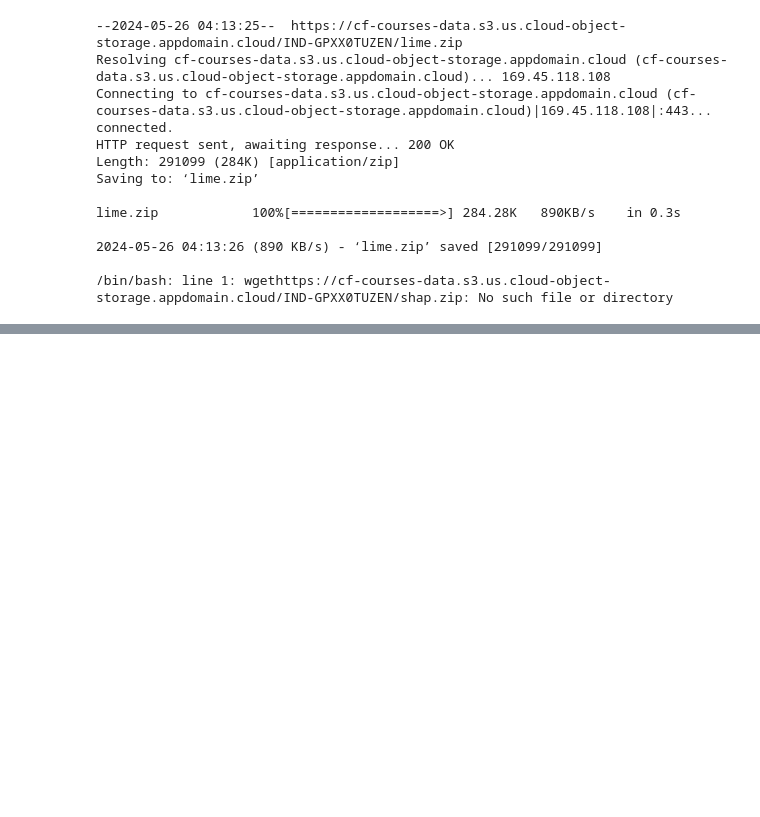
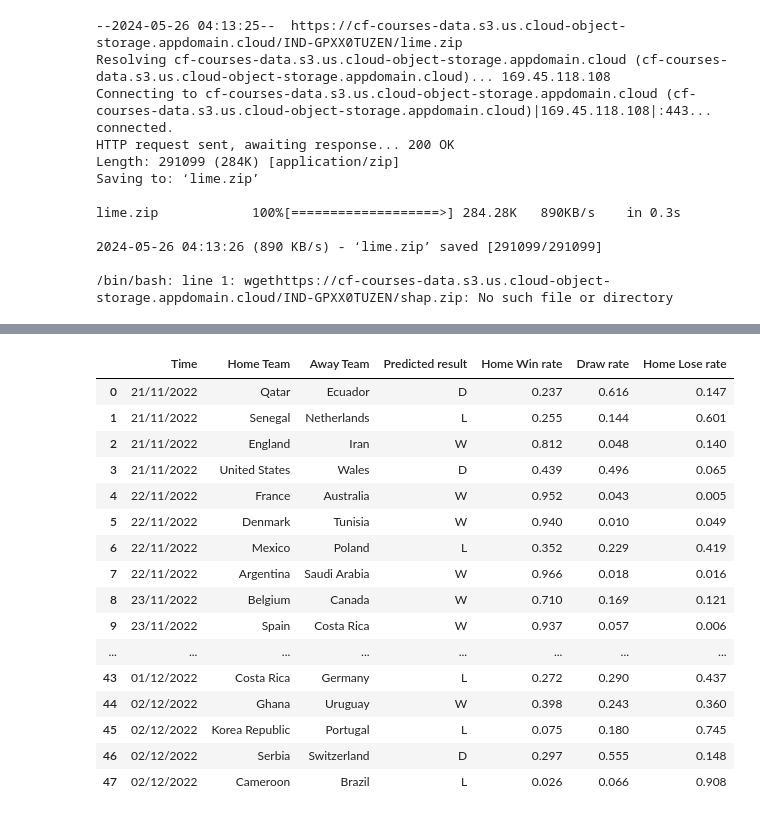
Before and after one commit to Malvape/Prediccion_futbol, a Jupyter notebook: Solucion.ipynb, the cells around one changed output, grey strips where cells are left out. Saved outputs shown, nothing was run; the diff lists cells and outputs as text; code cells hidden in the pictures; blank space fills up the shorter version.

```diff
--- a/Solucion.ipynb
+++ b/Solucion.ipynb
@@ -48,0 +386,15 @@ def plotter(x, y, title):
+# %%
+parameters = {'hidden_layer_sizes':[50, 75, 100],
+              'alpha': [0.0001, 0.001, 0.01, 0.1],
+              'max_iter': [200, 500, 800],
+              'learning_rate_init':[0.0001, 0.001, 0.01, 0.1]}
+
+model = MLPClassifier()
+clf = GridSearchCV(estimator=model, param_grid=parameters, cv=5, n_jobs=-1)
+clf.fit(X_train, y_train) # may need to reduce the train set size to shorten the training time
+
+print("The best parameter values found are:\n")
+print(clf.best_params_)
+
+# store the best model found in "bestmodel"
+bestmodel = clf.best_estimator_
@@ -48,0 +441,33 @@ def plotter(x, y, title):
+# %%
+cols_result = ['Time','Home Team','Away Team','Predicted result','Home Win rate','Draw rate','Home Lose rate']
+Result_df = pd.DataFrame([], columns=cols_result)
+Result_df['Time'] = match.iloc[:48,1].values
+Result_df['Home Team'] = match.iloc[:48,2].values
+Result_df['Away Team'] = match.iloc[:48,3].values
+Result_df['Predicted result'] = y_result
+Result_df['Home Win rate'] = np.round(y_prob[:,2],3)
+Result_df['Draw rate'] = np.round(y_prob[:,0],3)
+Result_df['Home Lose rate'] = np.round(y_prob[:,1],3)
+Result_df
+#content_result = np.concatenate(match.iloc[:,1].values,match.iloc[:,2].values,match.iloc[:,3].values,y_result,np.round(y_prob[:,2],3),np.round(y_prob[:,0],3),np.round(y_prob[:,1],3))
+#content_result.transpose()
+
+#Result_df
+# %% [output]
+|  | Time | Home Team | Away Team | Predicted result | Home Win rate | Draw rate | Home Lose rate |
+| 0 | 21/11/2022 | Qatar | Ecuador | D | 0.237 | 0.616 | 0.147 |
+| 1 | 21/11/2022 | Senegal | Netherlands | L | 0.255 | 0.144 | 0.601 |
+| 2 | 21/11/2022 | England | Iran | W | 0.812 | 0.048 | 0.140 |
+| 3 | 21/11/2022 | United States | Wales | D | 0.439 | 0.496 | 0.065 |
+| 4 | 22/11/2022 | France | Australia | W | 0.952 | 0.043 | 0.005 |
+| 5 | 22/11/2022 | Denmark | Tunisia | W | 0.940 | 0.010 | 0.049 |
+| 6 | 22/11/2022 | Mexico | Poland | L | 0.352 | 0.229 | 0.419 |
+| 7 | 22/11/2022 | Argentina | Saudi Arabia | W | 0.966 | 0.018 | 0.016 |
+| 8 | 23/11/2022 | Belgium | Canada | W | 0.710 | 0.169 | 0.121 |
+| 9 | 23/11/2022 | Spain | Costa Rica | W | 0.937 | 0.057 | 0.006 |
+| ... | ... | ... | ... | ... | ... | ... | ... |
+| 43 | 01/12/2022 | Costa Rica | Germany | L | 0.272 | 0.290 | 0.437 |
+| 44 | 02/12/2022 | Ghana | Uruguay | W | 0.398 | 0.243 | 0.360 |
+| 45 | 02/12/2022 | Korea Republic | Portugal | L | 0.075 | 0.180 | 0.745 |
+| 46 | 02/12/2022 | Serbia | Switzerland | D | 0.297 | 0.555 | 0.148 |
+| 47 | 02/12/2022 | Cameroon | Brazil | L | 0.026 | 0.066 | 0.908 |
```
Also changed, not shown: parts of 27 cells of this notebook, 6 other files.
